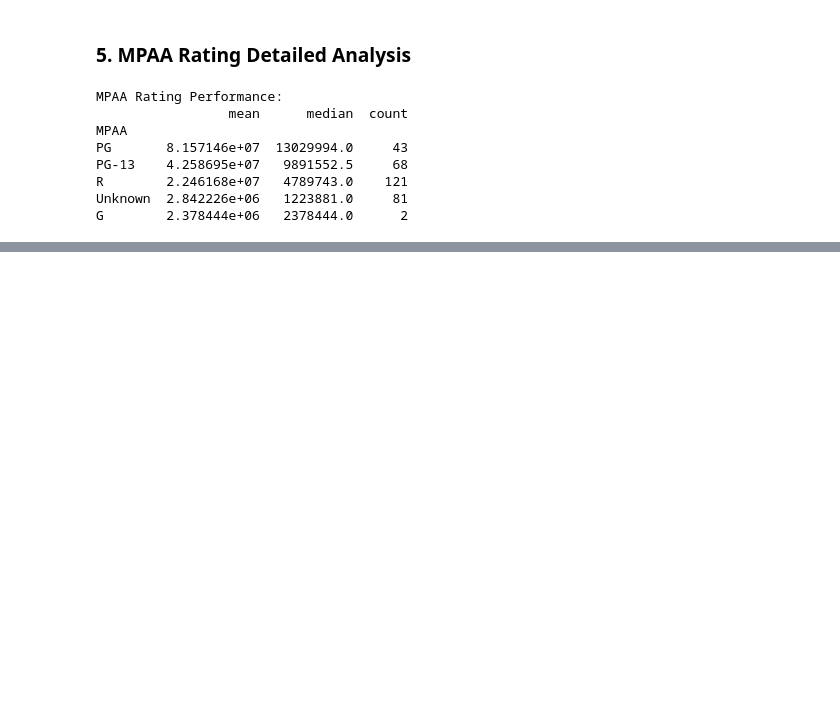
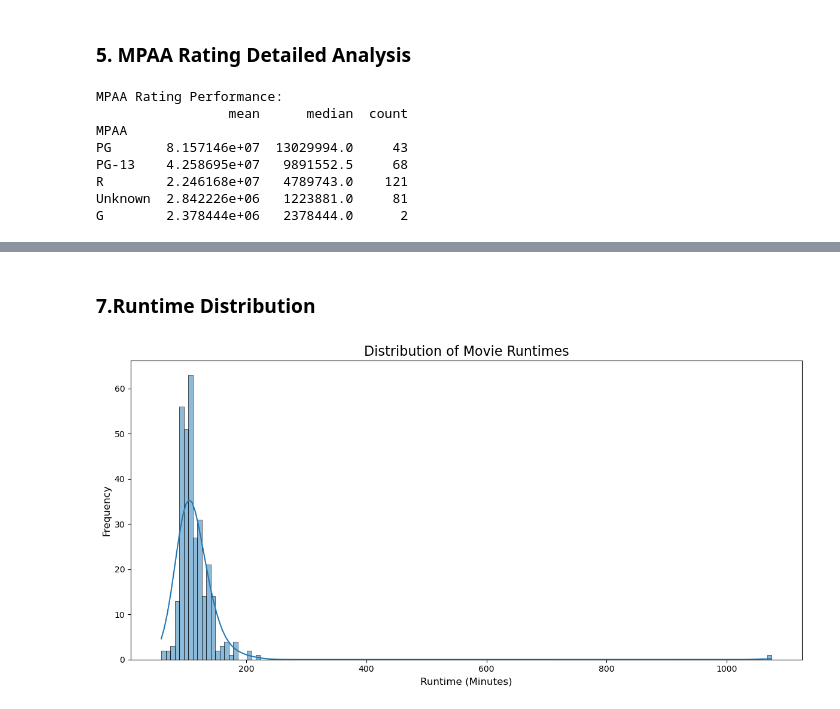
Before and after one commit to BrianRono7/Phase_2_Project, a Jupyter notebook: Phase_2_Project.ipynb, the cells around one changed output, grey strips where cells are left out. Drawn from its saved outputs; the diff is of its cells as text; code cells hidden in the pictures; blank space fills up the shorter version.

```diff
--- a/Phase_2_Project.ipynb
+++ b/Phase_2_Project.ipynb
@@ -355,0 +390,13 @@ G        2.378444e+06   2378444.0      2
+# %% [markdown]
+### 7.Runtime Distribution
+# %%
+# Runtime Distribution
+plt.figure(figsize=(12, 6))
+sns.histplot(df_clean['Running Time Numeric'], kde=True)
+plt.title('Distribution of Movie Runtimes', fontsize=16)
+plt.xlabel('Runtime (Minutes)', fontsize=12)
+plt.ylabel('Frequency', fontsize=12)
+plt.tight_layout()
+plt.show()
+# %% [output]
+[figure, added]
```
Also changed, not shown: parts of 6 cells of this notebook.
